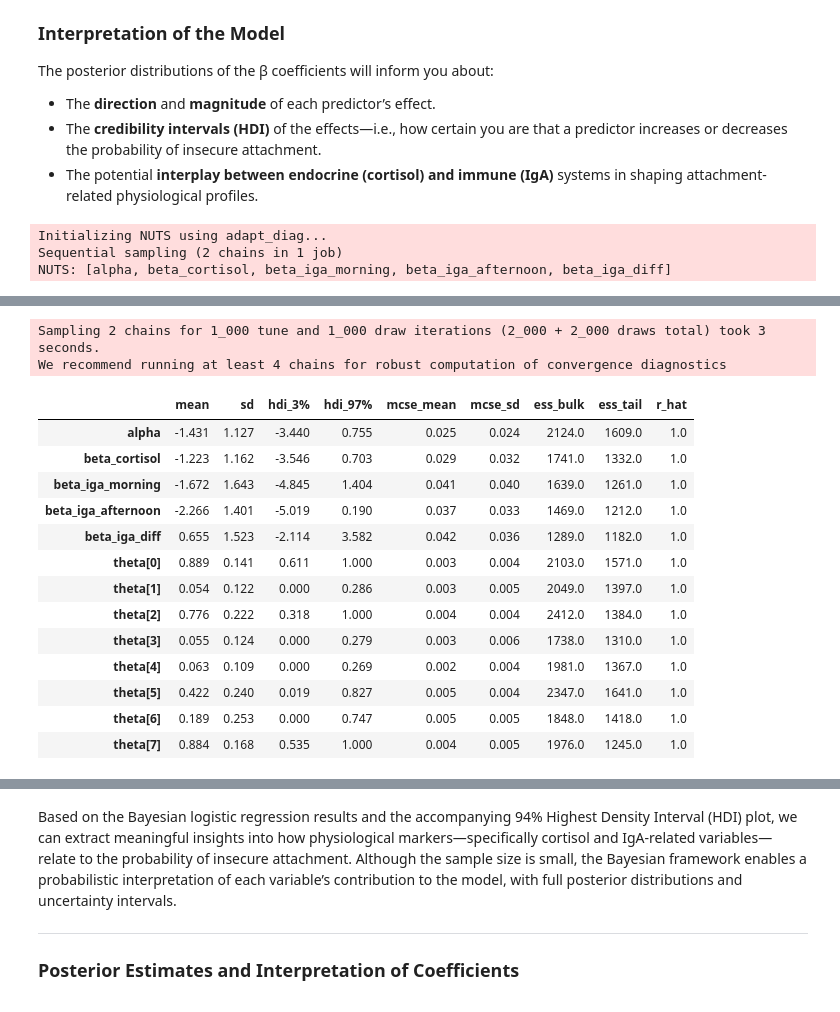
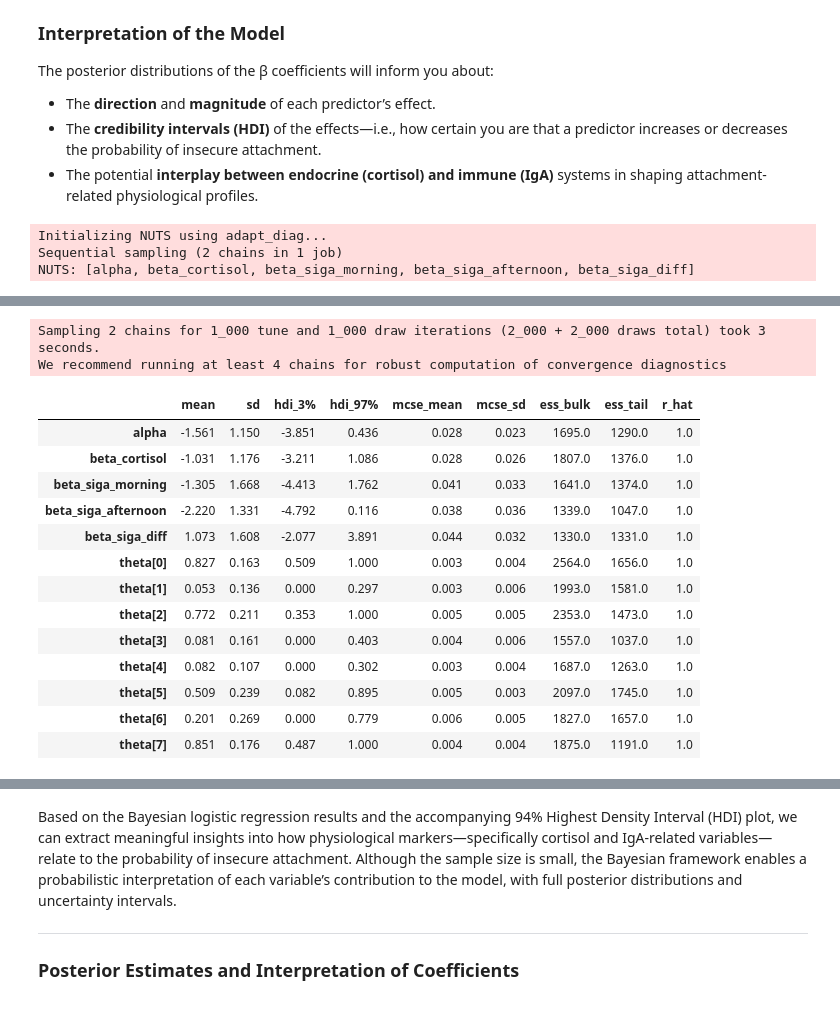
Before and after one commit to dMedinaO/IgA_attachment_analysis, a Jupyter notebook: scripts/5_descriptive_analysis_IgA_Cortisol.ipynb, the cells around one changed output, grey strips where cells are left out. Saved outputs shown, nothing was run; the diff lists cells and outputs as text; code cells hidden in the pictures.

```diff
--- a/scripts/5_descriptive_analysis_IgA_Cortisol.ipynb
+++ b/scripts/5_descriptive_analysis_IgA_Cortisol.ipynb
@@ -94,0 +114,10 @@ df_merge.shape
+# %%
+df_merge = df_merge[['ID', 'sIgA Average Morning', 'sIgA Average Afternoon',
+       'sIgA Average Difference', 'Attachment_x', 'Group',
+       'Variability_Profile', 'sIgA_Level_Profile_Morning',
+       'sIgA_Level_Profile_Afternoon', 'sIgA-Change', 'Gender_y', 'Cortisol (pg/mL)']]
+df_merge.columns = ['ID', 'sIgA Average Morning', 'sIgA Average Afternoon',
+       'sIgA Average Difference', 'Attachment', 'Group',
+       'Variability_Profile', 'sIgA_Level_Profile_Morning',
+       'sIgA_Level_Profile_Afternoon', 'sIgA-Change', 'Gender', 'Cortisol (pg/mL)']
+df_merge.head(5)
@@ -115,12 +139,3 @@ Index(['ID', 'Attachment_x', 'Gender_x', 'Average IgA Morning_x',
-# %%
-df_merge = df_merge[['ID', 'Attachment_x', 'Gender_x', 'Average IgA Morning_x',
-       'Average IgA Afternoon_x', 'Average Difference IgA_x', 'Group',
-       'Variability_Profile', 'IgA_Level_Profile_Morning',
-       'IgA_Level_Profile_Afternoon', 'IgA-Change', 'Cortisol (pg/mL)']]
-df_merge.columns = ['ID', 'Attachment', 'Gender', 'Average IgA Morning',
-       'Average IgA Afternoon', 'Average Difference IgA', 'Group',
-       'Variability_Profile', 'IgA_Level_Profile_Morning',
-       'IgA_Level_Profile_Afternoon', 'IgA-Change', 'Cortisol (pg/mL)']
 # %%
 sns.set(style="whitegrid", font_scale=1)
 
@@ -221,2 +235,4 @@ High IgA        1
 Name: count, dtype: int64
+# %%
+df_merge["sIgA_Level_Profile_Morning"] = df_merge["sIgA_Level_Profile_Morning"].replace({'High sIgA' : 'Moderate sIgA'})
 # %%
@@ -321,7 +337,7 @@ sns.set(style="whitegrid", font_scale=1.2)
 palette = {"Secure": "#118AB2", "Insecure": "#EF476F"}
 
 # Variables
-x_vars = ["Average IgA Morning", "Average IgA Afternoon", "Average Difference IgA"]
+x_vars = ["sIgA Average Morning", "sIgA Average Afternoon", "sIgA Average Difference"]
 y_var = "Cortisol (pg/mL)"
 
 # Crear figura
@@ -428,7 +444,7 @@ The posterior distributions of the β coefficients will inform you about:
 # %%
 df_merge['Attachment_binary'] = df_merge['Attachment'].map({'Secure': 0, 'Insecure': 1})
 
-X = df_merge[['Cortisol (pg/mL)', 'Average IgA Morning', 'Average IgA Afternoon', 'Average Difference IgA']]
+X = df_merge[['Cortisol (pg/mL)', 'sIgA Average Morning', 'sIgA Average Afternoon', 'sIgA Average Difference']]
 y = df_merge['Attachment_binary'].values
 
 scaler = StandardScaler()
@@ -441,50 +457,50 @@ iga_diff_scaled = X_scaled[:, 3]
 with pm.Model() as bayes_model:
     alpha = pm.Normal("alpha", mu=0, sigma=2)
     beta_cort = pm.Normal("beta_cortisol", mu=0, sigma=2)
-    beta_morning = pm.Normal("beta_iga_morning", mu=0, sigma=2)
-    beta_afternoon = pm.Normal("beta_iga_afternoon", mu=0, sigma=2)
-    beta_diff = pm.Normal("beta_iga_diff", mu=0, sigma=2)
+    beta_morning = pm.Normal("beta_siga_morning", mu=0, sigma=2)
+    beta_afternoon = pm.Normal("beta_siga_afternoon", mu=0, sigma=2)
+    beta_diff = pm.Normal("beta_siga_diff", mu=0, sigma=2)
 
     mu = (alpha +
         beta_cort * cortisol_scaled +
         beta_morning * iga_morning_scaled +
         beta_afternoon * iga_afternoon_scaled +
         beta_diff * iga_diff_scaled)
 
     theta = pm.Deterministic("theta", pm.math.sigmoid(mu))
 
     y_obs = pm.Bernoulli("y_obs", p=theta, observed=y)
 
     trace = pm.sample(
         draws=1000,
         tune=1000,
         chains=2,
         cores=1,
         init="adapt_diag",
         target_accept=0.9,
         return_inferencedata=True
     )
 
 az.summary(trace, hdi_prob=0.94)
 # %% [output]
 Initializing NUTS using adapt_diag...
 Sequential sampling (2 chains in 1 job)
-NUTS: [alpha, beta_cortisol, beta_iga_morning, beta_iga_afternoon, beta_iga_diff]
+NUTS: [alpha, beta_cortisol, beta_siga_morning, beta_siga_afternoon, beta_siga_diff]
 [interactive output not drawn]
 Sampling 2 chains for 1_000 tune and 1_000 draw iterations (2_000 + 2_000 draws total) took 3 seconds.
 We recommend running at least 4 chains for robust computation of convergence diagnostics
 |  | mean | sd | hdi_3% | hdi_97% | mcse_mean | mcse_sd | ess_bulk | ess_tail | r_hat |
-| alpha | -1.431 | 1.127 | -3.440 | 0.755 | 0.025 | 0.024 | 2124.0 | 1609.0 | 1.0 |
-| beta_cortisol | -1.223 | 1.162 | -3.546 | 0.703 | 0.029 | 0.032 | 1741.0 | 1332.0 | 1.0 |
-| beta_iga_morning | -1.672 | 1.643 | -4.845 | 1.404 | 0.041 | 0.040 | 1639.0 | 1261.0 | 1.0 |
-| beta_iga_afternoon | -2.266 | 1.401 | -5.019 | 0.190 | 0.037 | 0.033 | 1469.0 | 1212.0 | 1.0 |
-| beta_iga_diff | 0.655 | 1.523 | -2.114 | 3.582 | 0.042 | 0.036 | 1289.0 | 1182.0 | 1.0 |
-| theta[0] | 0.889 | 0.141 | 0.611 | 1.000 | 0.003 | 0.004 | 2103.0 | 1571.0 | 1.0 |
-| theta[1] | 0.054 | 0.122 | 0.000 | 0.286 | 0.003 | 0.005 | 2049.0 | 1397.0 | 1.0 |
-| theta[2] | 0.776 | 0.222 | 0.318 | 1.000 | 0.004 | 0.004 | 2412.0 | 1384.0 | 1.0 |
-| theta[3] | 0.055 | 0.124 | 0.000 | 0.279 | 0.003 | 0.006 | 1738.0 | 1310.0 | 1.0 |
-| theta[4] | 0.063 | 0.109 | 0.000 | 0.269 | 0.002 | 0.004 | 1981.0 | 1367.0 | 1.0 |
-| theta[5] | 0.422 | 0.240 | 0.019 | 0.827 | 0.005 | 0.004 | 2347.0 | 1641.0 | 1.0 |
-| theta[6] | 0.189 | 0.253 | 0.000 | 0.747 | 0.005 | 0.005 | 1848.0 | 1418.0 | 1.0 |
-| theta[7] | 0.884 | 0.168 | 0.535 | 1.000 | 0.004 | 0.005 | 1976.0 | 1245.0 | 1.0 |
+| alpha | -1.561 | 1.150 | -3.851 | 0.436 | 0.028 | 0.023 | 1695.0 | 1290.0 | 1.0 |
+| beta_cortisol | -1.031 | 1.176 | -3.211 | 1.086 | 0.028 | 0.026 | 1807.0 | 1376.0 | 1.0 |
+| beta_siga_morning | -1.305 | 1.668 | -4.413 | 1.762 | 0.041 | 0.033 | 1641.0 | 1374.0 | 1.0 |
+| beta_siga_afternoon | -2.220 | 1.331 | -4.792 | 0.116 | 0.038 | 0.036 | 1339.0 | 1047.0 | 1.0 |
+| beta_siga_diff | 1.073 | 1.608 | -2.077 | 3.891 | 0.044 | 0.032 | 1330.0 | 1331.0 | 1.0 |
+| theta[0] | 0.827 | 0.163 | 0.509 | 1.000 | 0.003 | 0.004 | 2564.0 | 1656.0 | 1.0 |
+| theta[1] | 0.053 | 0.136 | 0.000 | 0.297 | 0.003 | 0.006 | 1993.0 | 1581.0 | 1.0 |
+| theta[2] | 0.772 | 0.211 | 0.353 | 1.000 | 0.005 | 0.005 | 2353.0 | 1473.0 | 1.0 |
+| theta[3] | 0.081 | 0.161 | 0.000 | 0.403 | 0.004 | 0.006 | 1557.0 | 1037.0 | 1.0 |
+| theta[4] | 0.082 | 0.107 | 0.000 | 0.302 | 0.003 | 0.004 | 1687.0 | 1263.0 | 1.0 |
+| theta[5] | 0.509 | 0.239 | 0.082 | 0.895 | 0.005 | 0.003 | 2097.0 | 1745.0 | 1.0 |
+| theta[6] | 0.201 | 0.269 | 0.000 | 0.779 | 0.006 | 0.005 | 1827.0 | 1657.0 | 1.0 |
+| theta[7] | 0.851 | 0.176 | 0.487 | 1.000 | 0.004 | 0.004 | 1875.0 | 1191.0 | 1.0 |
 # %%
```
Also changed, not shown: parts of 14 cells of this notebook, 1 other file.
